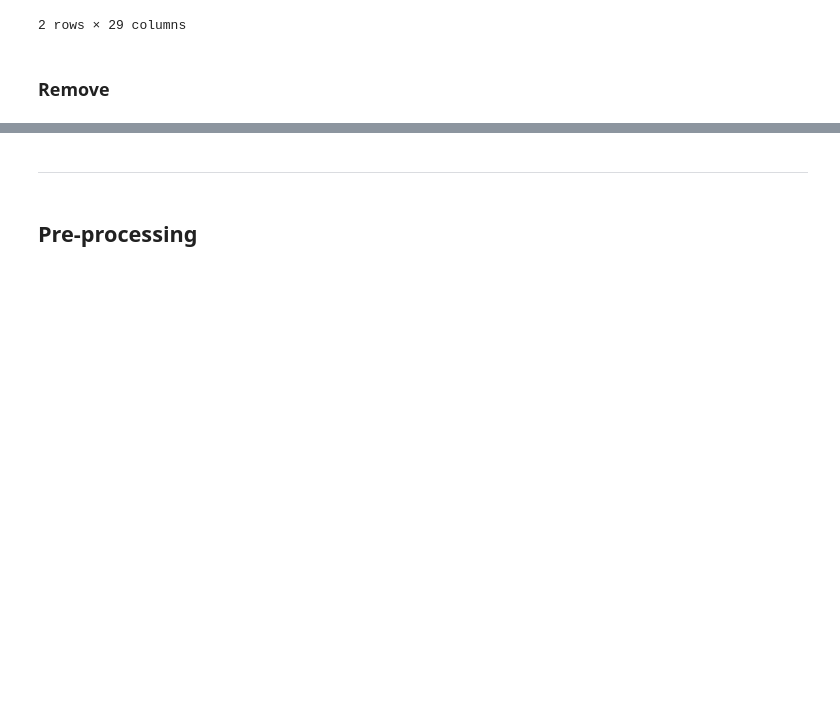
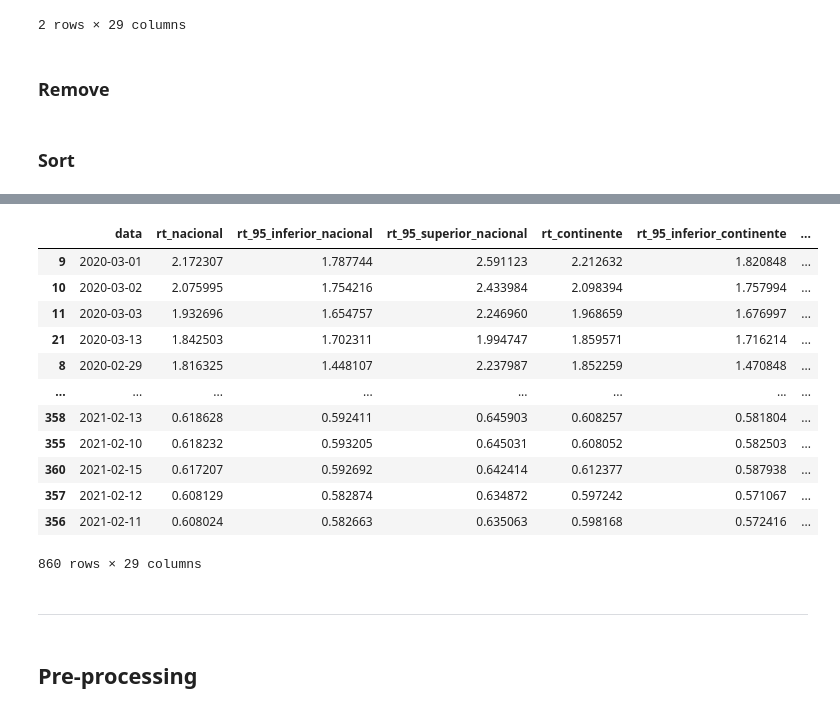
Before and after one commit to Madeira-International-Workshop-in-ML/2022_day_1, a Jupyter notebook: Introduction_to_Python.ipynb, the cells around one changed output, grey strips where cells are left out. Drawn from its saved outputs; the diff is of its cells as text; code cells hidden in the pictures; blank space fills up the shorter version.

Commit message:
Add `sort` operation

```diff
--- a/Introduction_to_Python.ipynb
+++ b/Introduction_to_Python.ipynb
@@ -1202,3 +1202,8 @@ rt.iloc[-2:]
 # %%
 mask = ~rt.rt_madeira.isnull()  # drop all rows with NaN values on the column `rt_madeira`
 rt = rt[mask]  # use the mask to select the elements that verify the mask
+# %% [markdown]
+### Sort
+# %%
+rt.sort_values(by=['rt_nacional', 'rt_continente'], ascending=False)
+# %% [output]
@@ -1205,3 +1211,16 @@ rt = rt[mask]  # use the mask to select the elements that verify the mask
+|  | data | rt_nacional | rt_95_inferior_nacional | rt_95_superior_nacional | rt_continente | rt_95_inferior_continente | ... |
+| 9 | 2020-03-01 | 2.172307 | 1.787744 | 2.591123 | 2.212632 | 1.820848 | ... |
+| 10 | 2020-03-02 | 2.075995 | 1.754216 | 2.433984 | 2.098394 | 1.757994 | ... |
+| 11 | 2020-03-03 | 1.932696 | 1.654757 | 2.246960 | 1.968659 | 1.676997 | ... |
+| 21 | 2020-03-13 | 1.842503 | 1.702311 | 1.994747 | 1.859571 | 1.716214 | ... |
+| 8 | 2020-02-29 | 1.816325 | 1.448107 | 2.237987 | 1.852259 | 1.470848 | ... |
+| ... | ... | ... | ... | ... | ... | ... | ... |
+| 358 | 2021-02-13 | 0.618628 | 0.592411 | 0.645903 | 0.608257 | 0.581804 | ... |
+| 355 | 2021-02-10 | 0.618232 | 0.593205 | 0.645031 | 0.608052 | 0.582503 | ... |
+| 360 | 2021-02-15 | 0.617207 | 0.592692 | 0.642414 | 0.612377 | 0.587938 | ... |
+| 357 | 2021-02-12 | 0.608129 | 0.582874 | 0.634872 | 0.597242 | 0.571067 | ... |
+| 356 | 2021-02-11 | 0.608024 | 0.582663 | 0.635063 | 0.598168 | 0.572416 | ... |
+860 rows × 29 columns
 # %% [markdown]
 
 
```
Also changed, not shown: parts of 1 cell of this notebook.
